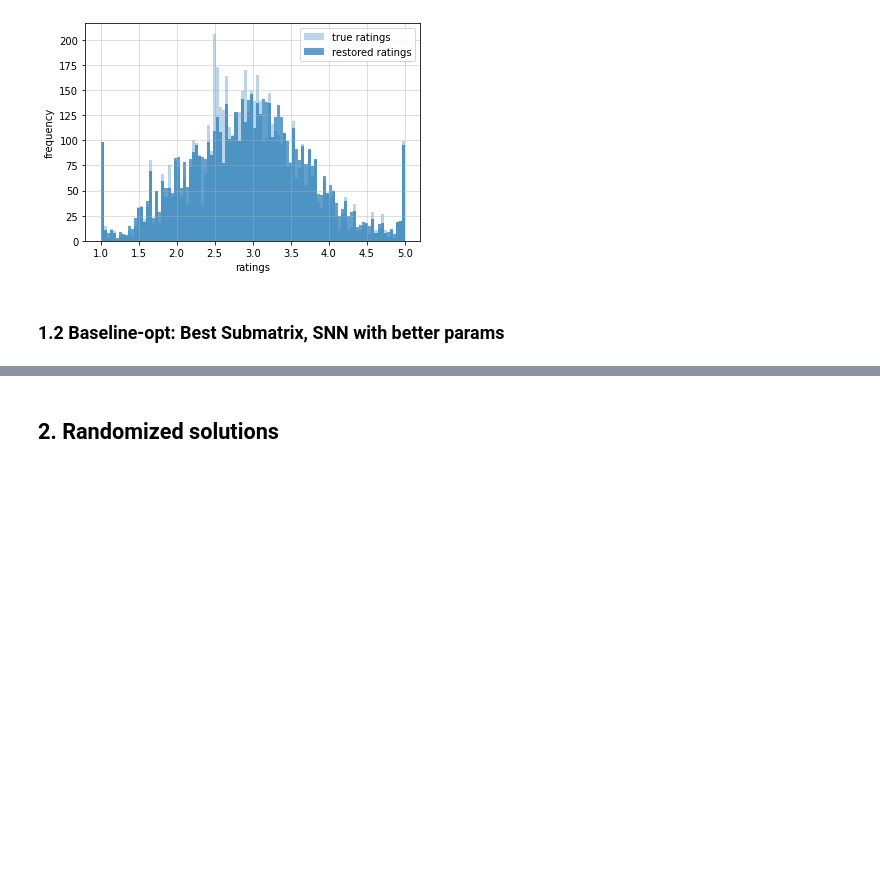
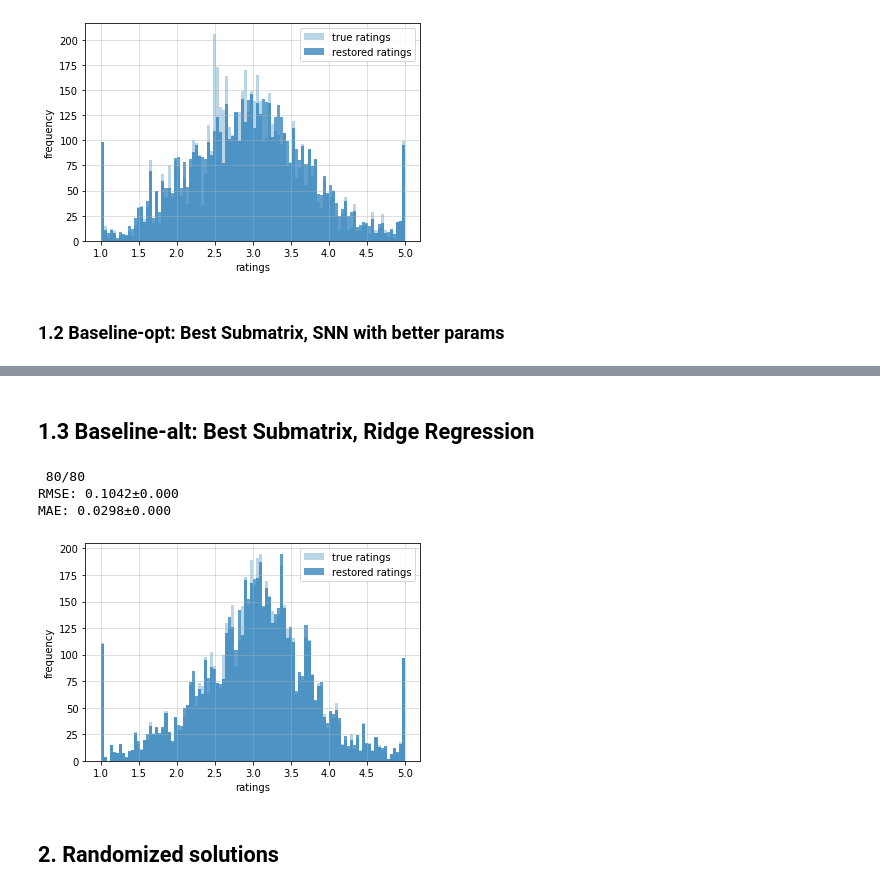
Before and after one commit to florianjuengermann/on-causal-matrix-completion, a Jupyter notebook: multi_anchors_test.ipynb, the cells around one changed output, grey strips where cells are left out. Saved outputs shown, nothing was run; the diff lists cells and outputs as text; code cells hidden in the pictures; blank space fills up the shorter version.

```diff
--- a/multi_anchors_test.ipynb
+++ b/multi_anchors_test.ipynb
@@ -76,3 +76,18 @@ MAE: 0.0414±0.000
+# %% [markdown]
+## 1.3 Baseline-alt: Best Submatrix, Ridge Regression
+# %%
+run_test(
+  rating_matrix, P,
+  biclique_search=am.biclique_find,
+  estimator=RidgeEstimator(reg_alpha=lambda sz, ratio: 0.001),
+  num_estimates=1,
+  num_runs=1,
+)
+# %% [output]
+ 80/80
+RMSE: 0.1042±0.000
+MAE: 0.0298±0.000
+[figure, added]
 # %% [markdown]
 ## 2. Randomized solutions
 # %% [markdown]
```
Also changed, not shown: parts of 1 cell of this notebook, 2 other files.
